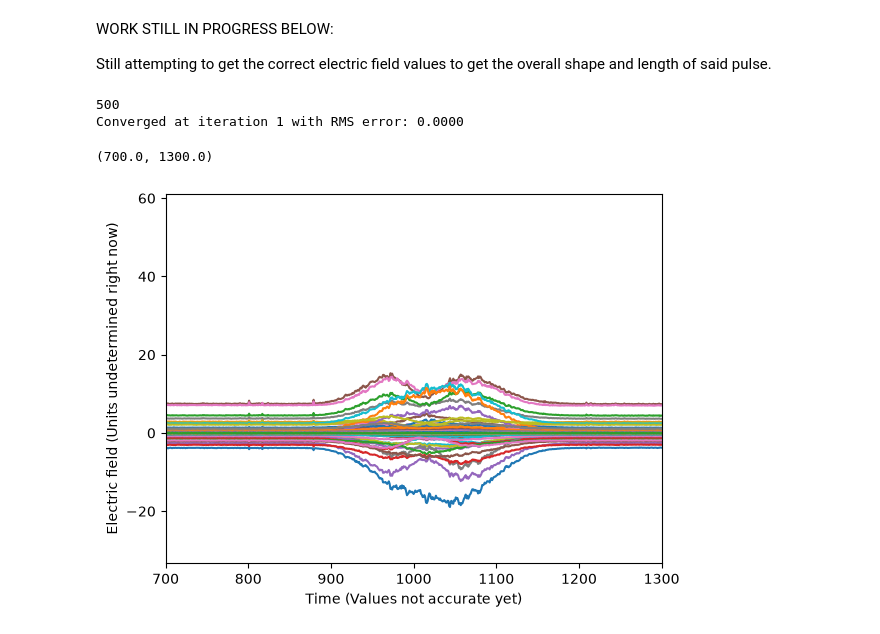
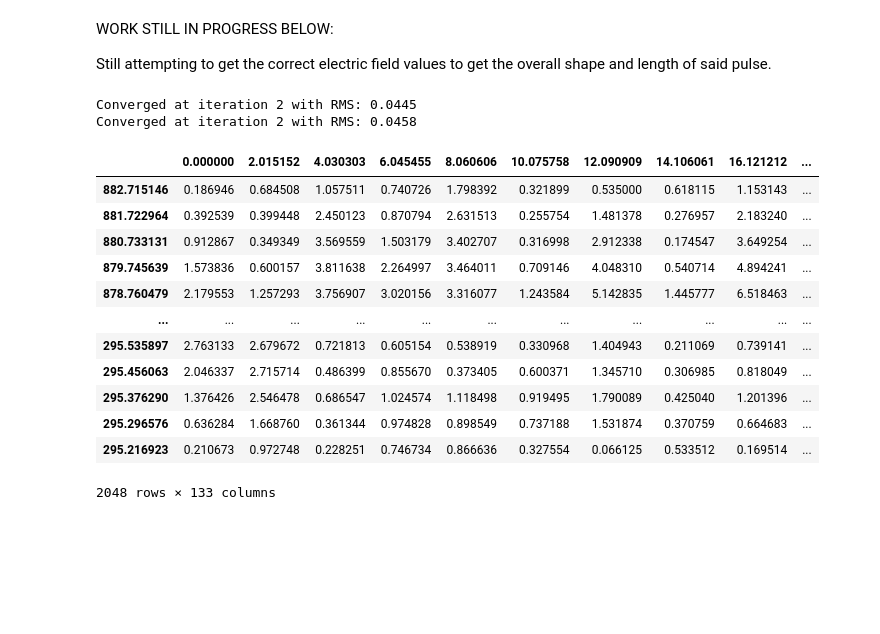
Before and after one commit to austhayes/Frequency-Resolved-Optical-Gating-FROG-script, a Jupyter notebook: 2_FROGAnalysis.ipynb, the cells around one changed output. Cells and saved outputs as stored; diff of their text form; code cells hidden in the pictures; blank space fills up the shorter version.

```diff
--- a/2_FROGAnalysis.ipynb
+++ b/2_FROGAnalysis.ipynb
@@ -56,18 +81,5 @@ new_df.size
 WORK STILL IN PROGRESS BELOW:
 
 Still attempting to get the correct electric field values to get the overall shape and length of said pulse.
-# %%
-import pandas as pd
-import matplotlib.pyplot as plt
-
-E_t = field.projection(new_df, freq, max_iterations = 500)[0]
-
-plt.plot(E_t)
-plt.ylabel('Electric field (Units undetermined right now)')
-plt.xlabel('Time (Values not accurate yet)')
-plt.xlim(700, 1300)
-# %% [output]
-500
-Converged at iteration 1 with RMS error: 0.0000
-(700.0, 1300.0)
-[figure, removed]
+# %%
+freq, tau = new_df.shape
@@ -73,0 +89,31 @@ Converged at iteration 1 with RMS error: 0.0000
+# %%
+#Utilizing the frog_projection_new function to obtain the E field values from intensity.
+import matplotlib.pyplot as plt
+import pandas as pd
+
+E_field = field.frog_projection_new(new_df)[0]
+
+I = field.frog_projection_new(new_df)[2]
+
+I_calc = pd.DataFrame(I)
+
+I_calc.index = freq
+I_calc.columns = new_time
+
+I_calc
+# %% [output]
+Converged at iteration 2 with RMS: 0.0445
+Converged at iteration 2 with RMS: 0.0458
+|  | 0.000000 | 2.015152 | 4.030303 | 6.045455 | 8.060606 | 10.075758 | 12.090909 | 14.106061 | 16.121212 | ... |
+| 882.715146 | 0.186946 | 0.684508 | 1.057511 | 0.740726 | 1.798392 | 0.321899 | 0.535000 | 0.618115 | 1.153143 | ... |
+| 881.722964 | 0.392539 | 0.399448 | 2.450123 | 0.870794 | 2.631513 | 0.255754 | 1.481378 | 0.276957 | 2.183240 | ... |
+| 880.733131 | 0.912867 | 0.349349 | 3.569559 | 1.503179 | 3.402707 | 0.316998 | 2.912338 | 0.174547 | 3.649254 | ... |
+| 879.745639 | 1.573836 | 0.600157 | 3.811638 | 2.264997 | 3.464011 | 0.709146 | 4.048310 | 0.540714 | 4.894241 | ... |
+| 878.760479 | 2.179553 | 1.257293 | 3.756907 | 3.020156 | 3.316077 | 1.243584 | 5.142835 | 1.445777 | 6.518463 | ... |
+| ... | ... | ... | ... | ... | ... | ... | ... | ... | ... | ... |
+| 295.535897 | 2.763133 | 2.679672 | 0.721813 | 0.605154 | 0.538919 | 0.330968 | 1.404943 | 0.211069 | 0.739141 | ... |
+| 295.456063 | 2.046337 | 2.715714 | 0.486399 | 0.855670 | 0.373405 | 0.600371 | 1.345710 | 0.306985 | 0.818049 | ... |
+| 295.376290 | 1.376426 | 2.546478 | 0.686547 | 1.024574 | 1.118498 | 0.919495 | 1.790089 | 0.425040 | 1.201396 | ... |
+| 295.296576 | 0.636284 | 1.668760 | 0.361344 | 0.974828 | 0.898549 | 0.737188 | 1.531874 | 0.370759 | 0.664683 | ... |
+| 295.216923 | 0.210673 | 0.972748 | 0.228251 | 0.746734 | 0.866636 | 0.327554 | 0.066125 | 0.533512 | 0.169514 | ... |
+2048 rows × 133 columns
```
Also changed, not shown: parts of 9 cells of this notebook, 1 other file.
